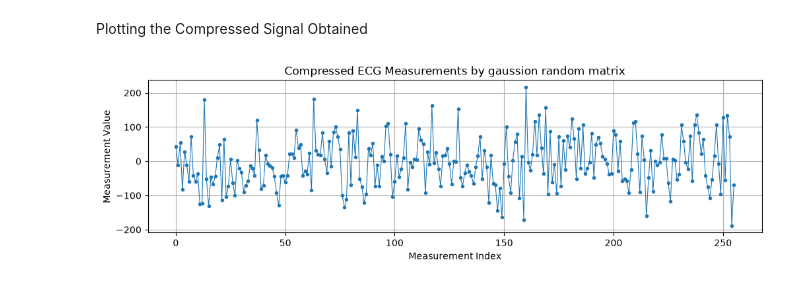
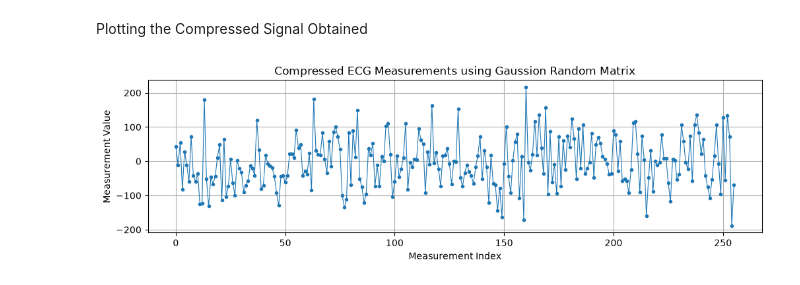
Before and after one commit to namishmahajan2005-arch/Compressed-Sensing, a Jupyter notebook: test.ipynb, the cells around one changed output. Cells and saved outputs as stored; diff of their text form; code cells hidden in the pictures.

```diff
--- a/test.ipynb
+++ b/test.ipynb
@@ -43,7 +18,7 @@ Libraries imported successfully!
 # %% [markdown]
 Loading the Data
 # %%
-data_dir = Path(r"D:\compressionsensing\model\dataset")
+data_dir = Path(r"C:\Users\Asus\Downloads\ECG Dataset")
 
 print("Dataset folder exists:", data_dir.exists())
 
@@ -349,13 +319,13 @@ Plotting the Compressed Signal Obtained
 # %%
 plt.figure(figsize=(12, 3))
 plt.plot(y_gaussian, marker=".", linewidth=0.8)
-plt.title("Compressed ECG Measurements by gaussion random matrix")
+plt.title("Compressed ECG Measurements using Gaussion Random Matrix")
 plt.xlabel("Measurement Index")
 plt.ylabel("Measurement Value")
 plt.grid(True)
 plt.show()
 # %% [output]
-[figure, old version]
+[figure, new version]
 # %%
 plt.figure(figsize=(12, 3))
 plt.plot(y_bernoulli, marker=".", linewidth=0.8)
```
Also changed, not shown: parts of 5 cells of this notebook.
